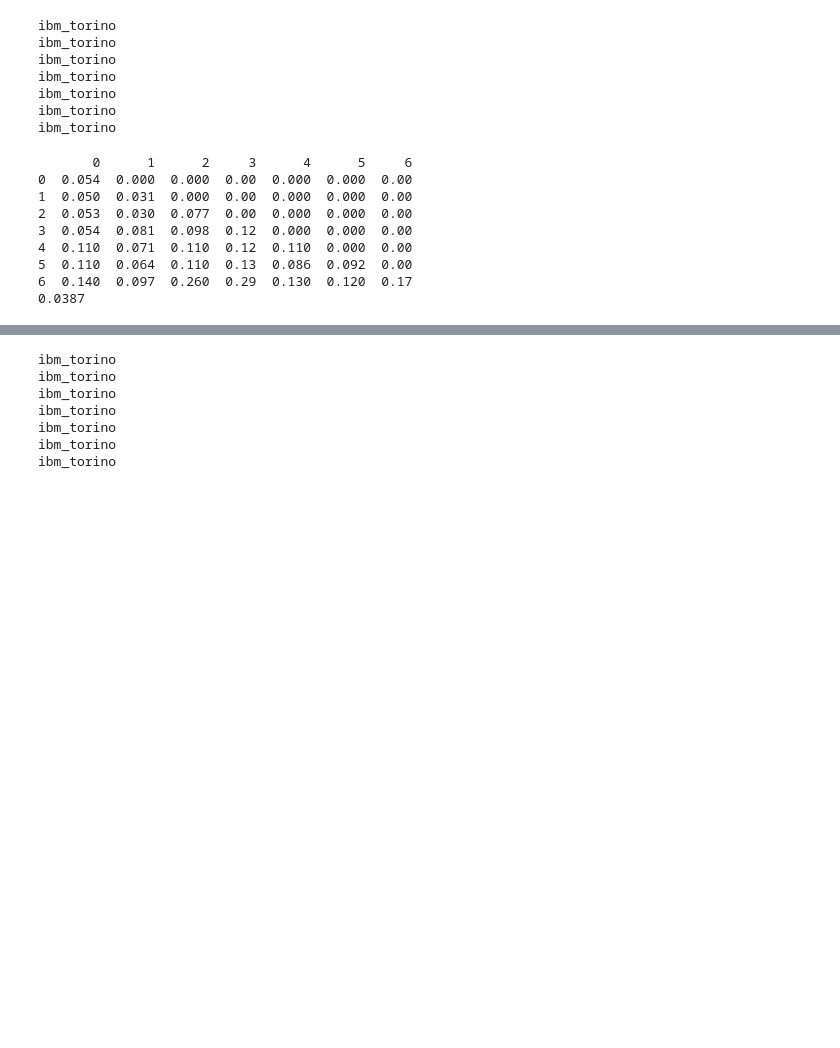
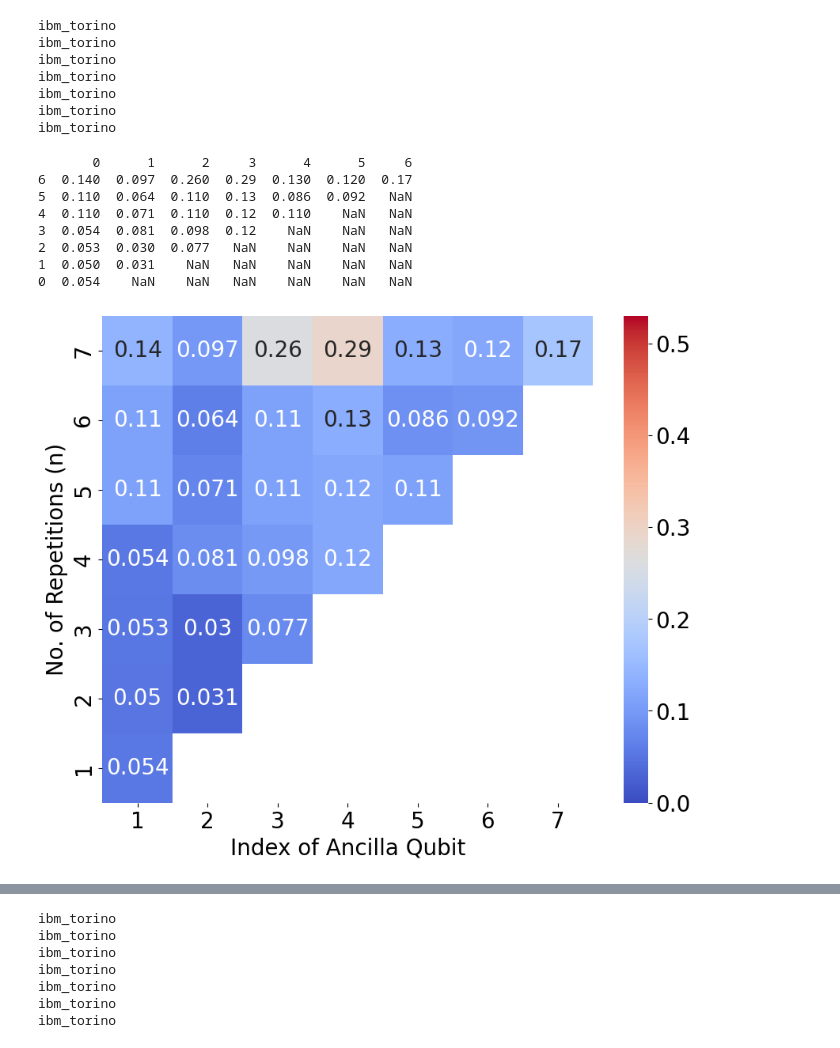
Before and after one commit to huyenemma/qt-native-gate-optimization, a Jupyter notebook: ibm_experiment.ipynb, the cells around one changed output, grey strips where cells are left out. Drawn from its saved outputs; the diff is of its cells as text; code cells hidden in the pictures; blank space fills up the shorter version.

```diff
--- a/ibm_experiment.ipynb
+++ b/ibm_experiment.ipynb
@@ -98,28 +95,27 @@ ibm_torino
 # %%
 fr1 = """
 0.054
 0.05	0.031
 0.053	0.03	0.077
 0.054	0.081	0.098	0.12
 0.11	0.071	0.11	0.12	0.11
 0.11	0.064	0.11	0.13	0.086	0.092
 0.14	0.097	0.26	0.29	0.13	0.12	0.17"""
 
 fr1 = utils.create_df(fr1)
 print(fr1)
 
-plag1_fr = fresh.plag_error_rate(fr1, n)
-print(plag1_fr)
+fresh.plot_heatmap(fr1, 0)
 # %% [output]
        0      1      2     3      4      5     6
-0  0.054  0.000  0.000  0.00  0.000  0.000  0.00
-1  0.050  0.031  0.000  0.00  0.000  0.000  0.00
-2  0.053  0.030  0.077  0.00  0.000  0.000  0.00
-3  0.054  0.081  0.098  0.12  0.000  0.000  0.00
-4  0.110  0.071  0.110  0.12  0.110  0.000  0.00
-5  0.110  0.064  0.110  0.13  0.086  0.092  0.00
 6  0.140  0.097  0.260  0.29  0.130  0.120  0.17
-0.0387
+5  0.110  0.064  0.110  0.13  0.086  0.092   NaN
+4  0.110  0.071  0.110  0.12  0.110    NaN   NaN
+3  0.054  0.081  0.098  0.12    NaN    NaN   NaN
+2  0.053  0.030  0.077   NaN    NaN    NaN   NaN
+1  0.050  0.031    NaN   NaN    NaN    NaN   NaN
+0  0.054    NaN    NaN   NaN    NaN    NaN   NaN
+[figure, added]
 # %%
 fresh.plot_heatmap(results_1fr, opt_level)
 
```
Also changed, not shown: parts of 5 cells of this notebook, 18 other files.
